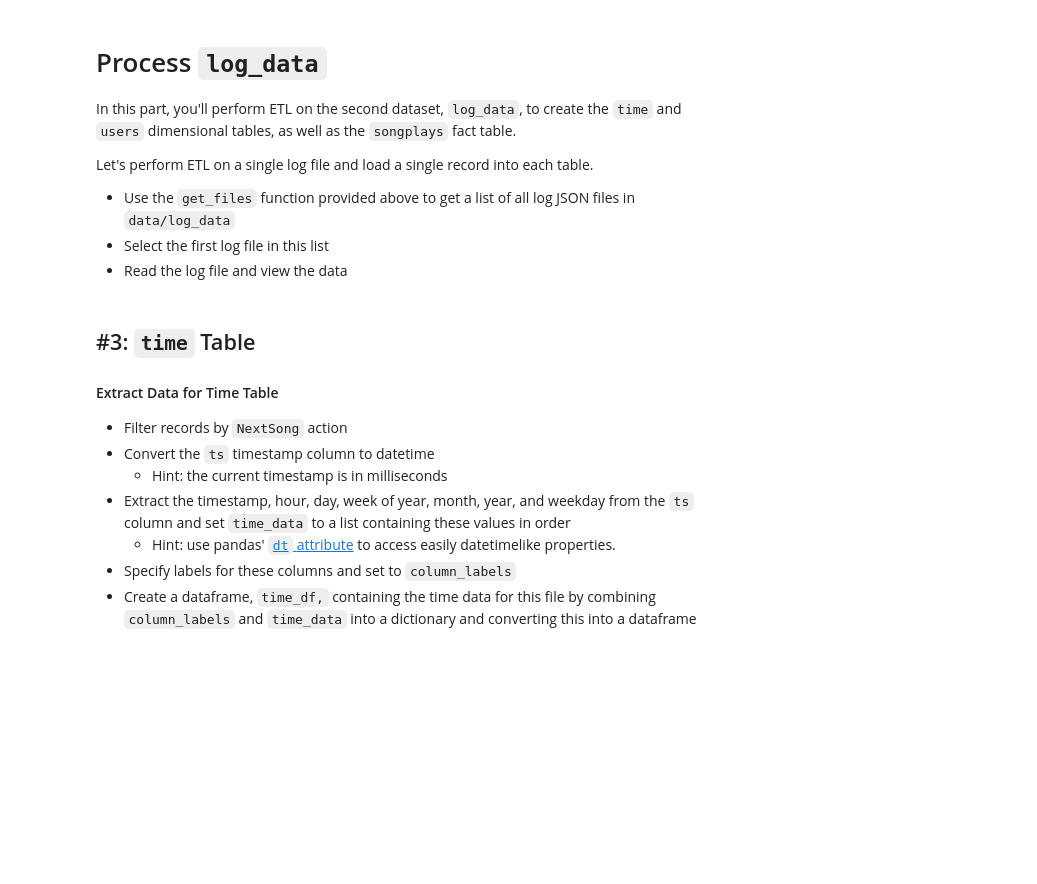
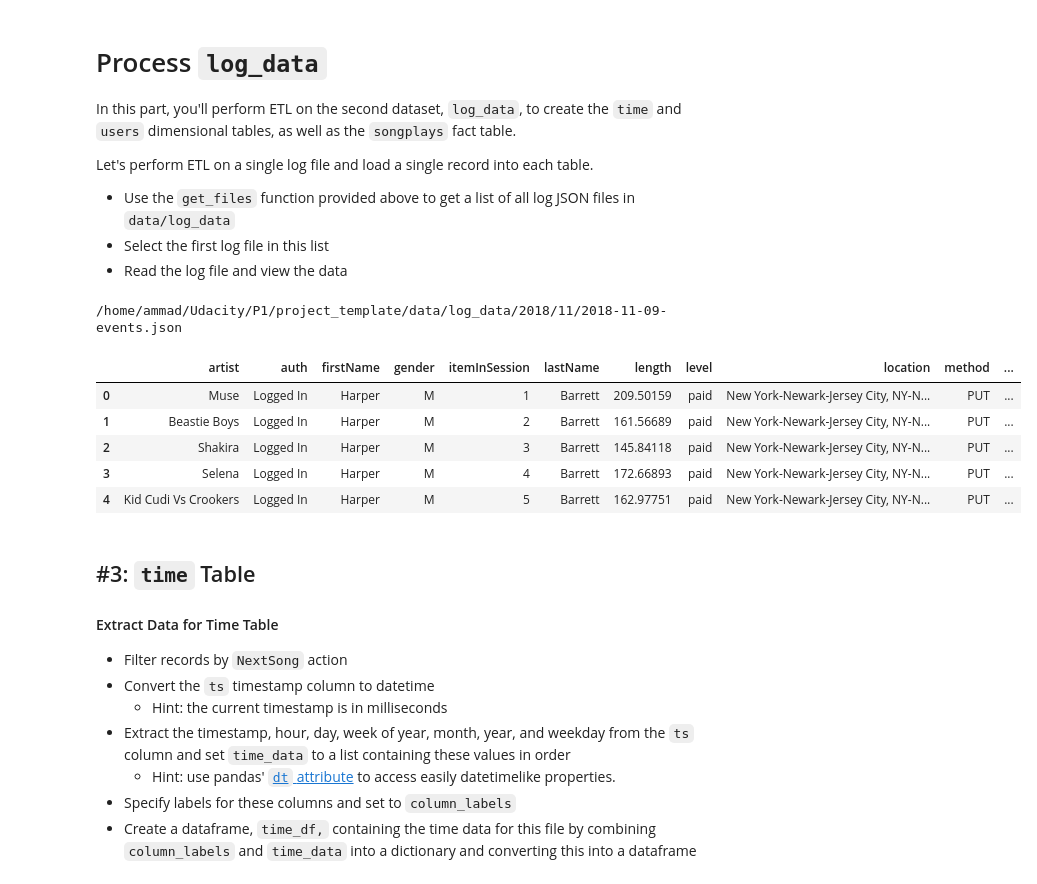
Before and after one commit to ammadanwer/udacityp1, a Jupyter notebook: etl.ipynb, the cells around one changed output. Saved outputs shown, nothing was run; the diff lists cells and outputs as text; code cells hidden in the pictures; blank space fills up the shorter version.

```diff
--- a/etl.ipynb
+++ b/etl.ipynb
@@ -77,0 +78,4 @@ artist_data
+# %%
+df = df[['artist_id','artist_name', 'artist_location', 'artist_latitude', 'artist_longitude']]
+artist_data = df.values[0]
+print(artist_data)
@@ -98,6 +100,21 @@ filepath =
-# %%
-df =
-df.head()
+# %%
+log_files = get_files('data/log_data')
+# %%
+filepath = log_files[0]
+print(filepath)
+# %% [output]
+/home/ammad/Udacity/P1/project_template/data/log_data/2018/11/2018-11-09-events.json
+# %%
+with open(filepath, 'r') as f:
+    df = pd.read_json(f, lines=True)
+df.head()
+# %% [output]
+|  | artist | auth | firstName | gender | itemInSession | lastName | length | level | location | method | ... |
+| 0 | Muse | Logged In | Harper | M | 1 | Barrett | 209.50159 | paid | New York-Newark-Jersey City, NY-N... | PUT | ... |
+| 1 | Beastie Boys | Logged In | Harper | M | 2 | Barrett | 161.56689 | paid | New York-Newark-Jersey City, NY-N... | PUT | ... |
+| 2 | Shakira | Logged In | Harper | M | 3 | Barrett | 145.84118 | paid | New York-Newark-Jersey City, NY-N... | PUT | ... |
+| 3 | Selena | Logged In | Harper | M | 4 | Barrett | 172.66893 | paid | New York-Newark-Jersey City, NY-N... | PUT | ... |
+| 4 | Kid Cudi Vs Crookers | Logged In | Harper | M | 5 | Barrett | 162.97751 | paid | New York-Newark-Jersey City, NY-N... | PUT | ... |
 # %% [markdown]
 ## #3: `time` Table
 #### Extract Data for Time Table
```
Also changed, not shown: parts of 18 cells of this notebook, 2 other files.
